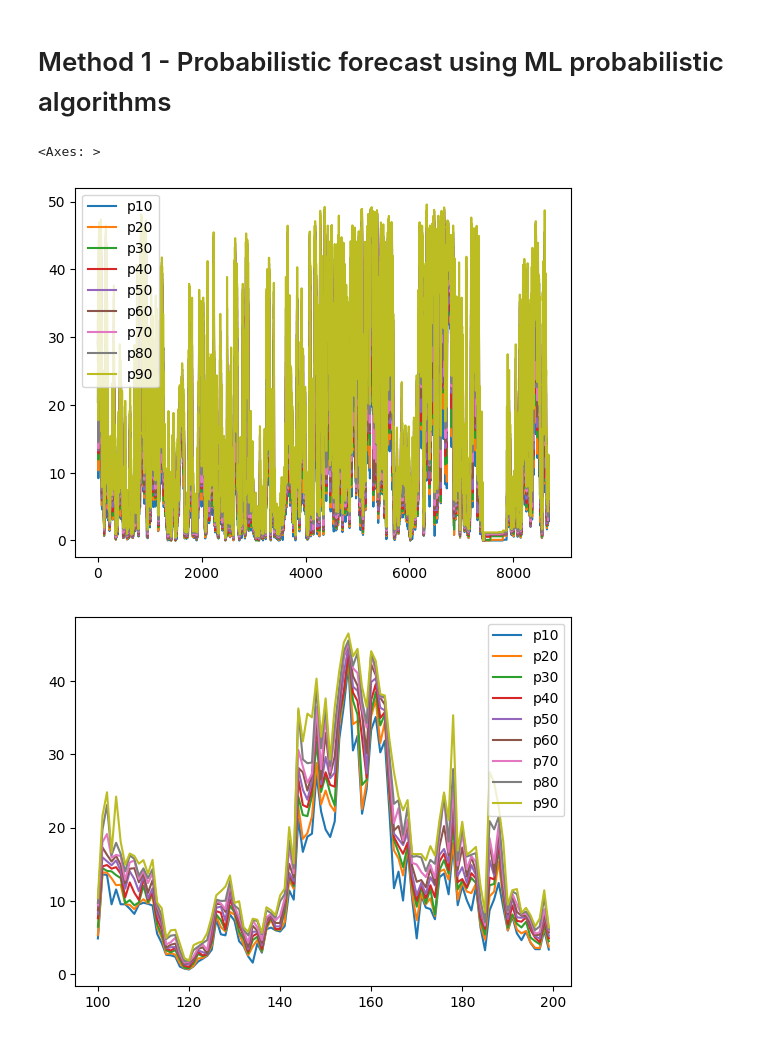
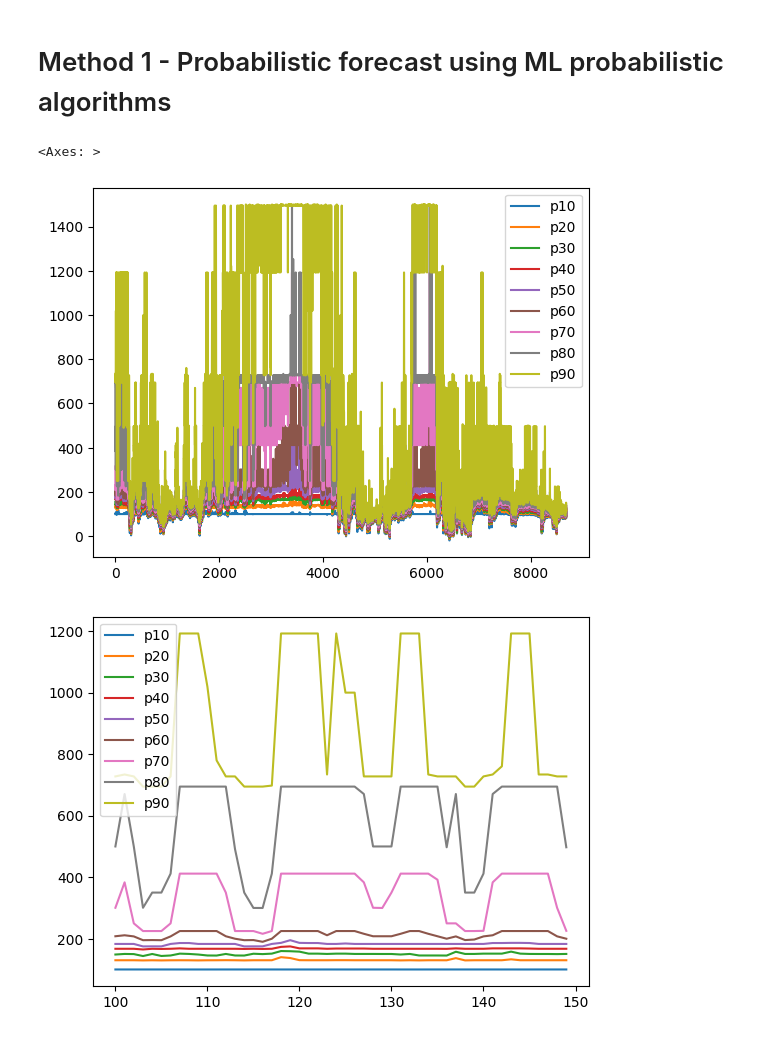
Before and after one commit to manueldevillena/forecast-earnings, a Jupyter notebook: notebooks/projected_earnings.ipynb, the cells around one changed output. Cells and saved outputs as stored; diff of their text form; code cells hidden in the pictures.

Commit message:
Improve roll-predict method

```diff
--- a/notebooks/projected_earnings.ipynb
+++ b/notebooks/projected_earnings.ipynb
@@ -13,7 +13,7 @@ p = Path().absolute()
 os.chdir(p.parent)
 # %%
 # Directory to store the results
-predictions_directory = "predictions_directory"
+predictions_directory = "results_validation"
 # %%
 # Runs the python module performing the training and prediction, and stores the results in CSV files in the previous directory (cell above).
 
@@ -36,12 +37,12 @@ energy_predictions = pd.read_csv(p_predictions / "energy_predictions.csv", index
 # price_predictions = pd.read_csv(p_predictions / "price_predictions.csv", index_col=0)
 # energy_predictions = pd.read_csv(p_predictions / "energy_predictions.csv", index_col=0)
 # %%
-energy_predictions.plot()
-energy_predictions[100:200].plot()
+price_predictions.plot()
+price_predictions[100:150].plot()
 # %% [output]
 <Axes: >
-[figure, old version]
+[figure, new version]
-[figure, old version]
+[figure, new version]
 # %%
 # Gets the columns (quantiles) to obtain all the possible permutations of scenarios price-energy
 
```
Also changed, not shown: parts of 4 cells of this notebook, 6 other files.
